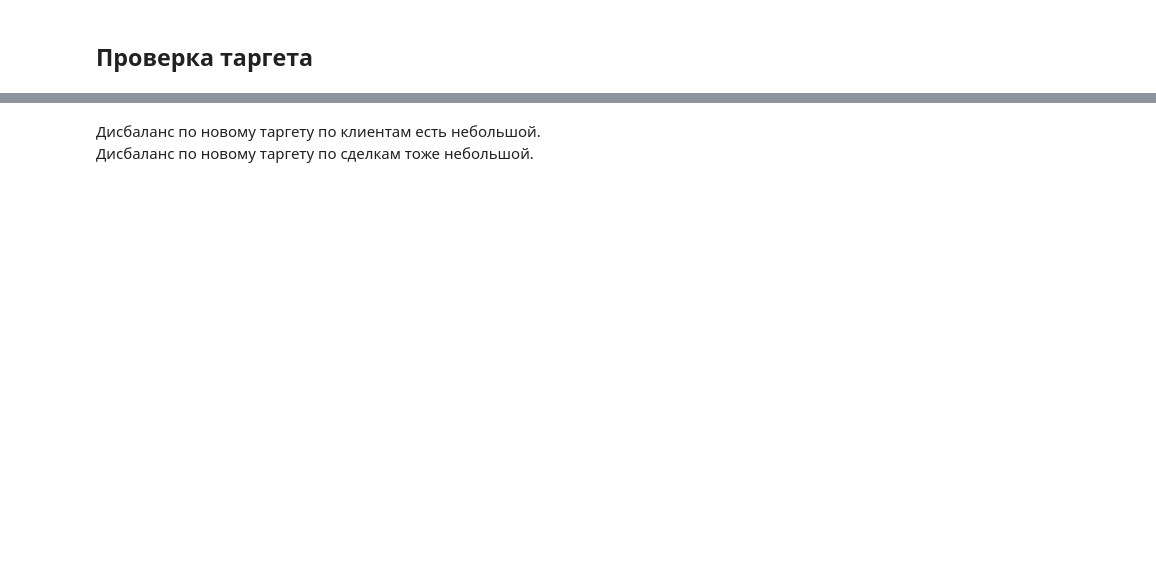
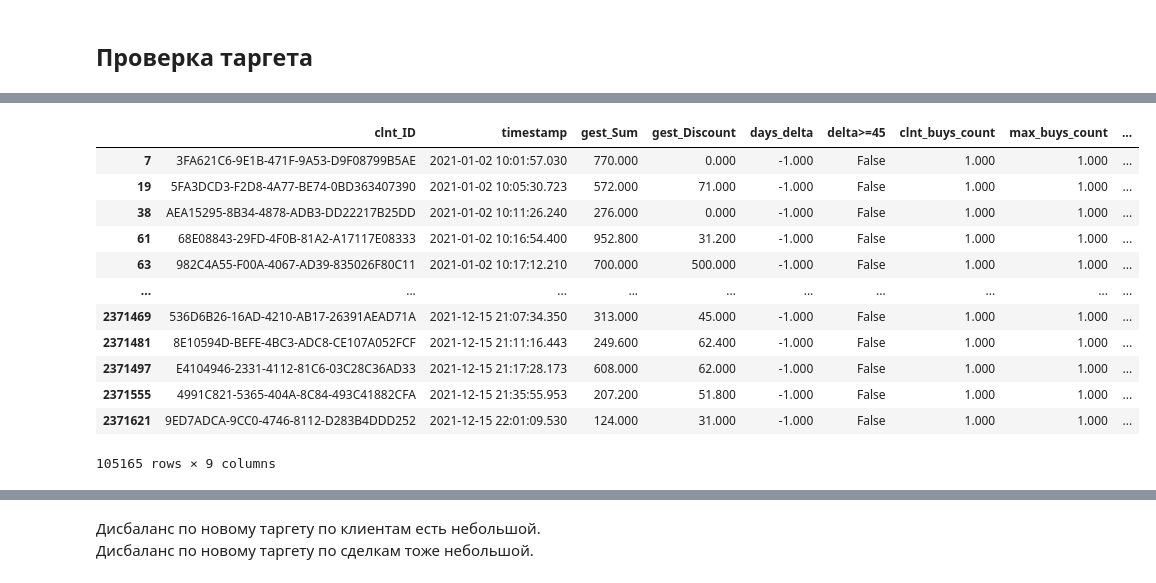
Before and after one commit to snakerzr/cupcake_churn_prediction, a Jupyter notebook: notebook.ipynb, the cells around one changed output, grey strips where cells are left out. Saved outputs shown, nothing was run; the diff lists cells and outputs as text; code cells hidden in the pictures; blank space fills up the shorter version.

```diff
--- a/notebook.ipynb
+++ b/notebook.ipynb
@@ -334,0 +346,3 @@ Name: target_ext, dtype: int64
+# %%
+# Делаем признак больше или равна ли дельта 45
+df['delta>=45'] = df['days_delta'] >= 45
@@ -334,0 +385,9 @@ Name: target_ext, dtype: int64
+# %%
+# Нам нужно понять единственная ли это покупка
+# И последняя ли это покупка, чтобы посмотреть прошло ли с последней покупки 45 дней
+
+# Создадим признак с номером покупки
+def expand_count(col):
+    return col.expanding().count()
+
+df['clnt_buys_count'] = df.groupby('clnt_ID')['timestamp'].transform(expand_count)
@@ -334,0 +412,24 @@ Name: target_ext, dtype: int64
+# %%
+# Нам нужно понять единственная ли это покупка 2
+
+# Для этого создадим столбец с максимальным кол-вом покупок клиента
+df['max_buys_count'] = df.groupby('clnt_ID')['clnt_buys_count'].transform('max')
+
+# Если он равен 1, то покупок было всего 1
+df['just_1_buy'] = df['max_buys_count'] == 1
+# %%
+df[df['max_buys_count'] == 1]
+# %% [output]
+|  | clnt_ID | timestamp | gest_Sum | gest_Discount | days_delta | delta>=45 | clnt_buys_count | max_buys_count | ... |
+| 7 | 3FA621C6-9E1B-471F-9A53-D9F08799B5AE | 2021-01-02 10:01:57.030 | 770.000 | 0.000 | -1.000 | False | 1.000 | 1.000 | ... |
+| 19 | 5FA3DCD3-F2D8-4A77-BE74-0BD363407390 | 2021-01-02 10:05:30.723 | 572.000 | 71.000 | -1.000 | False | 1.000 | 1.000 | ... |
+| 38 | AEA15295-8B34-4878-ADB3-DD22217B25DD | 2021-01-02 10:11:26.240 | 276.000 | 0.000 | -1.000 | False | 1.000 | 1.000 | ... |
+| 61 | 68E08843-29FD-4F0B-81A2-A17117E08333 | 2021-01-02 10:16:54.400 | 952.800 | 31.200 | -1.000 | False | 1.000 | 1.000 | ... |
+| 63 | 982C4A55-F00A-4067-AD39-835026F80C11 | 2021-01-02 10:17:12.210 | 700.000 | 500.000 | -1.000 | False | 1.000 | 1.000 | ... |
+| ... | ... | ... | ... | ... | ... | ... | ... | ... | ... |
+| 2371469 | 536D6B26-16AD-4210-AB17-26391AEAD71A | 2021-12-15 21:07:34.350 | 313.000 | 45.000 | -1.000 | False | 1.000 | 1.000 | ... |
+| 2371481 | 8E10594D-BEFE-4BC3-ADC8-CE107A052FCF | 2021-12-15 21:11:16.443 | 249.600 | 62.400 | -1.000 | False | 1.000 | 1.000 | ... |
+| 2371497 | E4104946-2331-4112-81C6-03C28C36AD33 | 2021-12-15 21:17:28.173 | 608.000 | 62.000 | -1.000 | False | 1.000 | 1.000 | ... |
+| 2371555 | 4991C821-5365-404A-8C84-493C41882CFA | 2021-12-15 21:35:55.953 | 207.200 | 51.800 | -1.000 | False | 1.000 | 1.000 | ... |
+| 2371621 | 9ED7ADCA-9CC0-4746-8112-D283B4DDD252 | 2021-12-15 22:01:09.530 | 124.000 | 31.000 | -1.000 | False | 1.000 | 1.000 | ... |
+105165 rows × 9 columns
```
Also changed, not shown: parts of 42 cells of this notebook.
